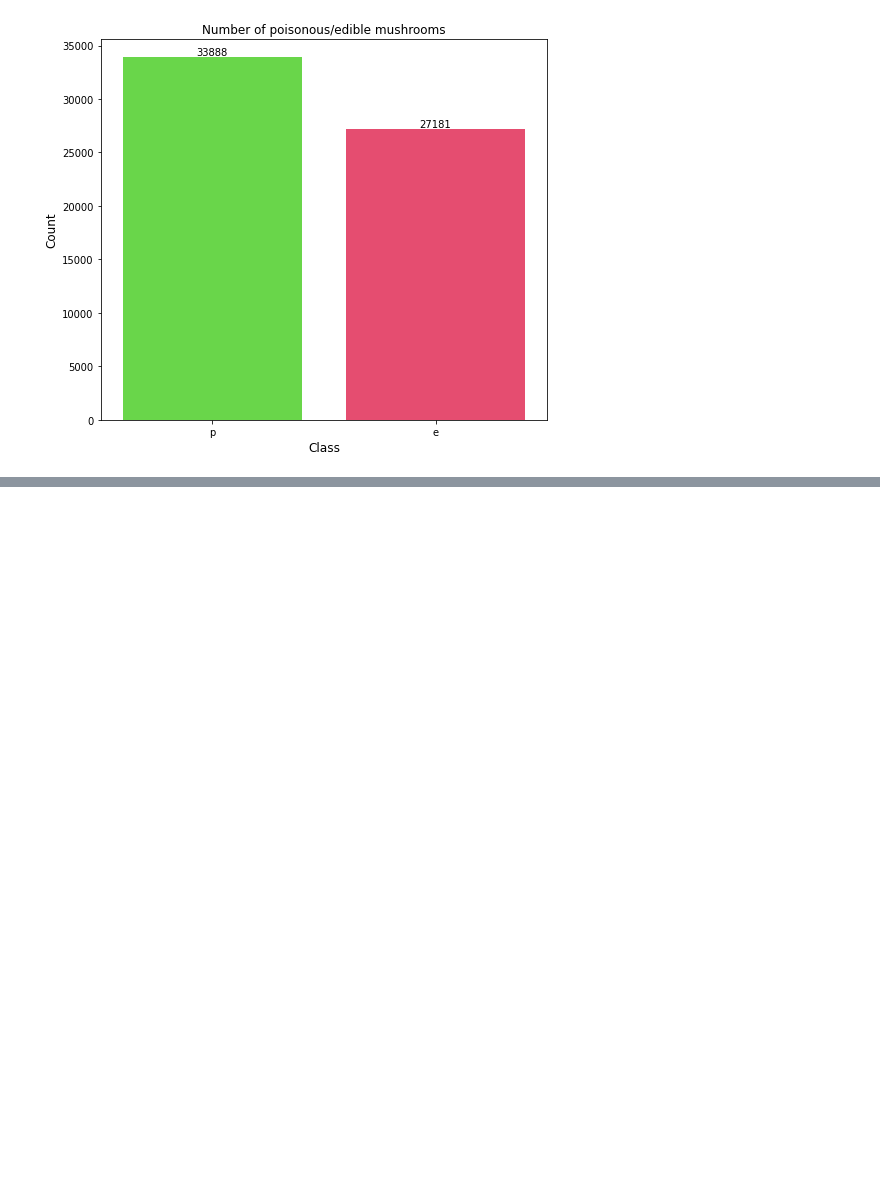
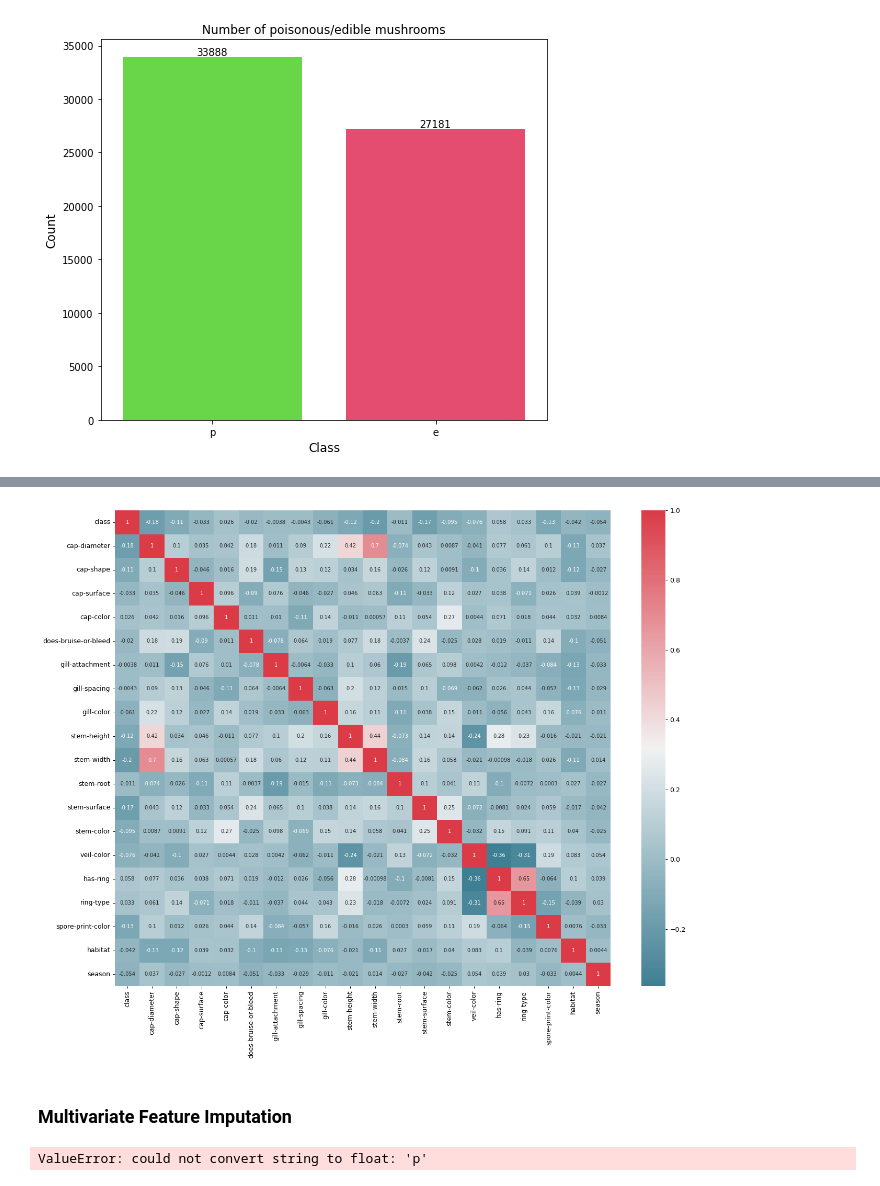
Before and after one commit to danilo-dellorco/ml-project, a Jupyter notebook: mushroom-classification.ipynb, the cells around one changed output, grey strips where cells are left out. Drawn from its saved outputs; the diff is of its cells as text; code cells hidden in the pictures; blank space fills up the shorter version.

```diff
--- a/mushroom-classification.ipynb
+++ b/mushroom-classification.ipynb
@@ -52,0 +112,18 @@ plt.show()
+# %%
+mapping = []
+encoder = LabelEncoder()
+
+data = df.astype({"class": 'category', "cap-shape": 'category', "cap-surface": 'category', "cap-color": 'category', "does-bruise-or-bleed": 'category',
+"gill-attachment": 'category', "gill-spacing": 'category', "gill-color": 'category', "stem-root": 'category', "stem-surface": 'category', "stem-color": 'category',
+"veil-type": 'category', "veil-color": 'category', "has-ring": 'category', "ring-type": 'category', "spore-print-color": 'category', "habitat": 'category',
+"season": 'category'}, errors = 'raise')
+
+for i in range(len(data.columns)):
+    value = data[data.columns[i]]
+    if (value.dtype == "category"):
+        if (pd.isnull(value)):
+            value = encoder.fit_transform(value)
+            mapping_dict = {index : label for index , label in enumerate(encoder.classes_)}
+            mapping.append(mapping_dict)
+
+print(mapping[6])
@@ -52,0 +139,3 @@ plt.show()
+# %%
+data = data.drop(columns='veil-type')
+data.head()
@@ -52,0 +149,20 @@ plt.show()
+# %%
+plt.figure(figsize=(15, 12), dpi=90)
+sns.heatmap(data.corr(), cmap = sns.diverging_palette(220, 10, as_cmap=True), annot=True, annot_kws={"size":8})
+plt.tight_layout()
+plt.show()
+# %% [output]
+[figure, added]
+# %% [markdown]
+### Multivariate Feature Imputation
+# %%
+from sklearn.experimental import enable_iterative_imputer
+from sklearn.impute import SimpleImputer, KNNImputer
+
+#imp = SimpleImputer(strategy="most_frequent")
+imp = KNNImputer(n_neighbors=1)
+
+data_2 = pd.DataFrame(imp.fit_transform(data), )
+print(data_2[7].value_counts())
+# %% [output]
+ValueError: could not convert string to float: 'p'
```
Also changed, not shown: parts of 11 cells of this notebook.
